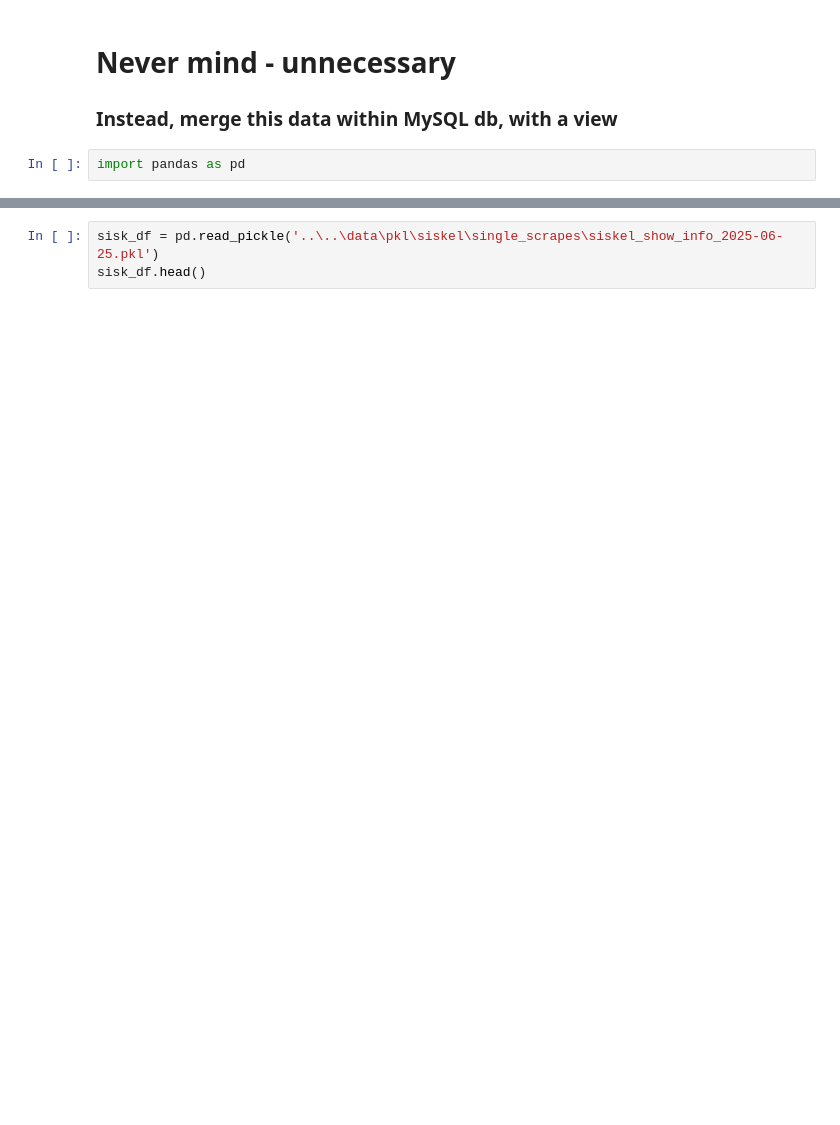
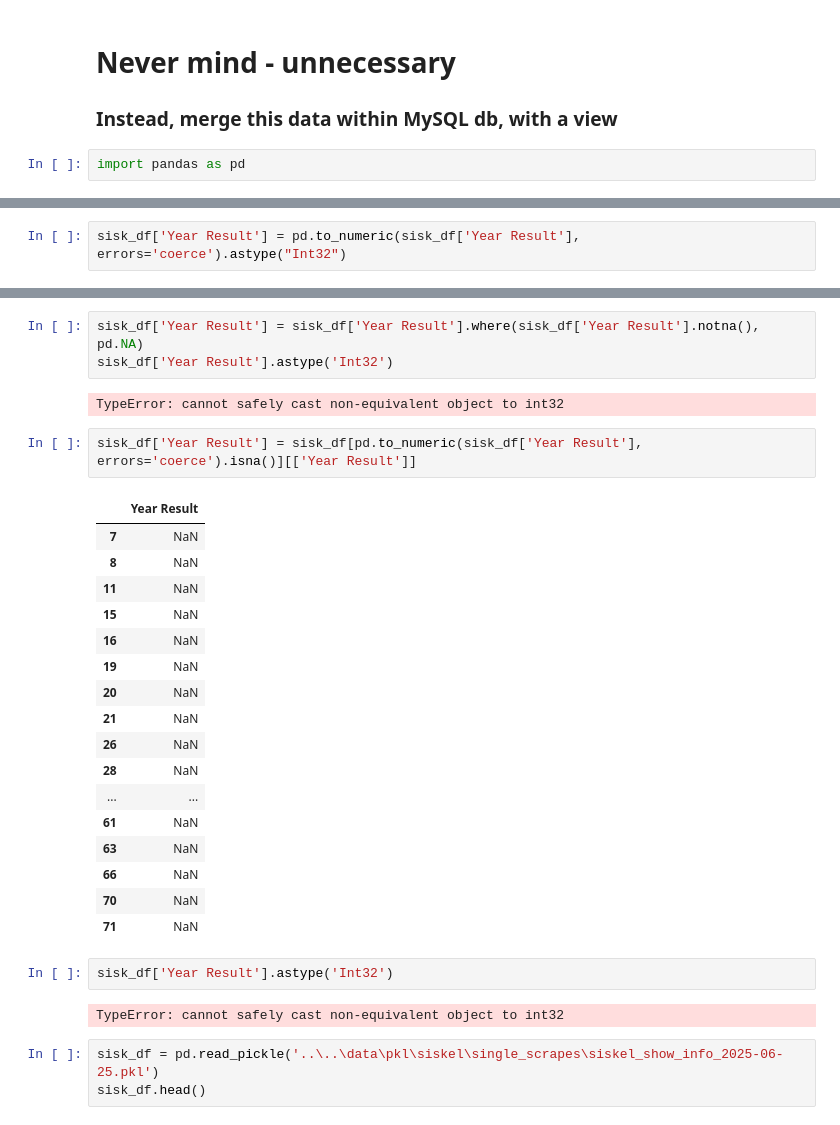
Before and after one commit to maxruther/Movie-List-Madness, a Jupyter notebook: its_showtimes/scrapers/merge_show_info_datasets.ipynb, the cells around one changed output, grey strips where cells are left out. Cells and saved outputs as stored; diff of their text form; blank space fills up the shorter version.

```diff
--- a/its_showtimes/scrapers/merge_show_info_datasets.ipynb
+++ b/its_showtimes/scrapers/merge_show_info_datasets.ipynb
@@ -5,0 +21,2 @@ import pandas as pd
+# %%
+sisk_df['Year Result'] = pd.to_numeric(sisk_df['Year Result'], errors='coerce').astype("Int32")
@@ -6,3 +38,32 @@ import pandas as pd
+# %%
+sisk_df['Year Result'] = sisk_df['Year Result'].where(sisk_df['Year Result'].notna(), pd.NA)
+sisk_df['Year Result'].astype('Int32')
+# %% [output]
+TypeError: cannot safely cast non-equivalent object to int32
+# %%
+sisk_df['Year Result'] = sisk_df[pd.to_numeric(sisk_df['Year Result'], errors='coerce').isna()][['Year Result']]
+# %% [output]
+|  | Year Result |
+| 7 | NaN |
+| 8 | NaN |
+| 11 | NaN |
+| 15 | NaN |
+| 16 | NaN |
+| 19 | NaN |
+| 20 | NaN |
+| 21 | NaN |
+| 26 | NaN |
+| 28 | NaN |
+| ... | ... |
+| 61 | NaN |
+| 63 | NaN |
+| 66 | NaN |
+| 70 | NaN |
+| 71 | NaN |
+# %%
+sisk_df['Year Result'].astype('Int32')
+# %% [output]
+TypeError: cannot safely cast non-equivalent object to int32
 # %%
 sisk_df = pd.read_pickle('..\..\data\pkl\siskel\single_scrapes\siskel_show_info_2025-06-25.pkl')
 sisk_df.head()
```
Also changed, not shown: parts of 2 cells of this notebook, 24 other files.
